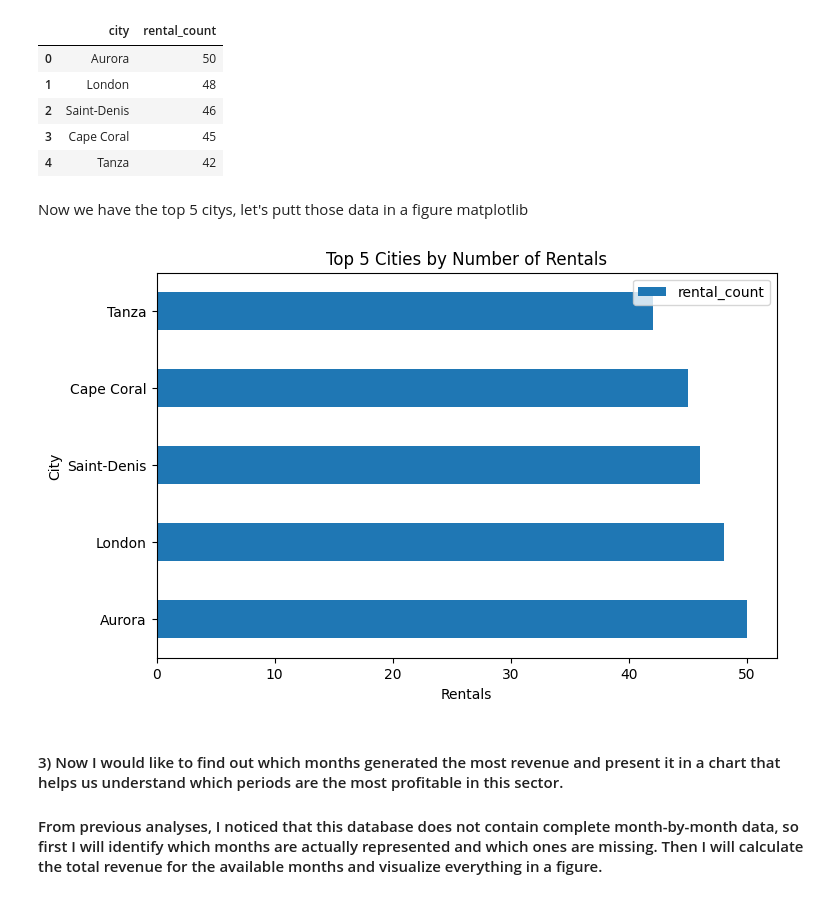
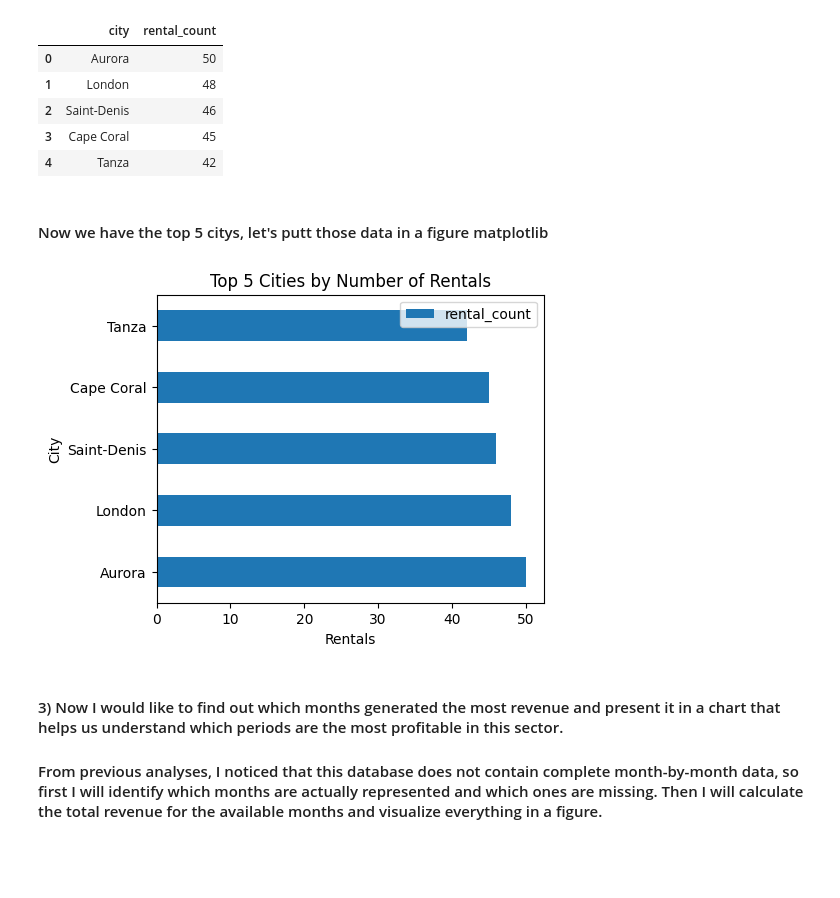
Before and after one commit to Aleex87/sakila_lab_alessandro_abbate, a Jupyter notebook: sql/eda_pandas_duckdb.ipynb, the cells around one changed output. Drawn from its saved outputs; the diff is of its cells as text; code cells hidden in the pictures; blank space fills up the shorter version.

```diff
--- a/sql/eda_pandas_duckdb.ipynb
+++ b/sql/eda_pandas_duckdb.ipynb
@@ -366,21 +366,21 @@ df_top_city_rent
 | 3 | Cape Coral | 45 |
 | 4 | Tanza | 42 |
 # %% [markdown]
-Now we have the top 5 citys, let's putt those data in a figure matplotlib
+#### Now we have the top 5 citys, let's putt those data in a figure matplotlib
 # %%
 df_top_city_rent.plot(
     x="city",
     y="rental_count",
     kind="barh",
-    figsize=(8,5),
+    figsize=(5,4),
     title="Top 5 Cities by Number of Rentals"
 )
 
 plt.xlabel("Rentals")
 plt.ylabel("City")
 plt.show()
 # %% [output]
-[figure, old version]
+[figure, new version]
 # %% [markdown]
 #### 3) Now I would like to find out which months generated the most revenue and present it in a chart that helps us understand which periods are the most profitable in this sector.
 #### From previous analyses, I noticed that this database does not contain complete month-by-month data, so first I will identify which months are actually represented and which ones are missing. Then I will calculate the total revenue for the available months and visualize everything in a figure.
```
Also changed, not shown: parts of 9 cells of this notebook.
